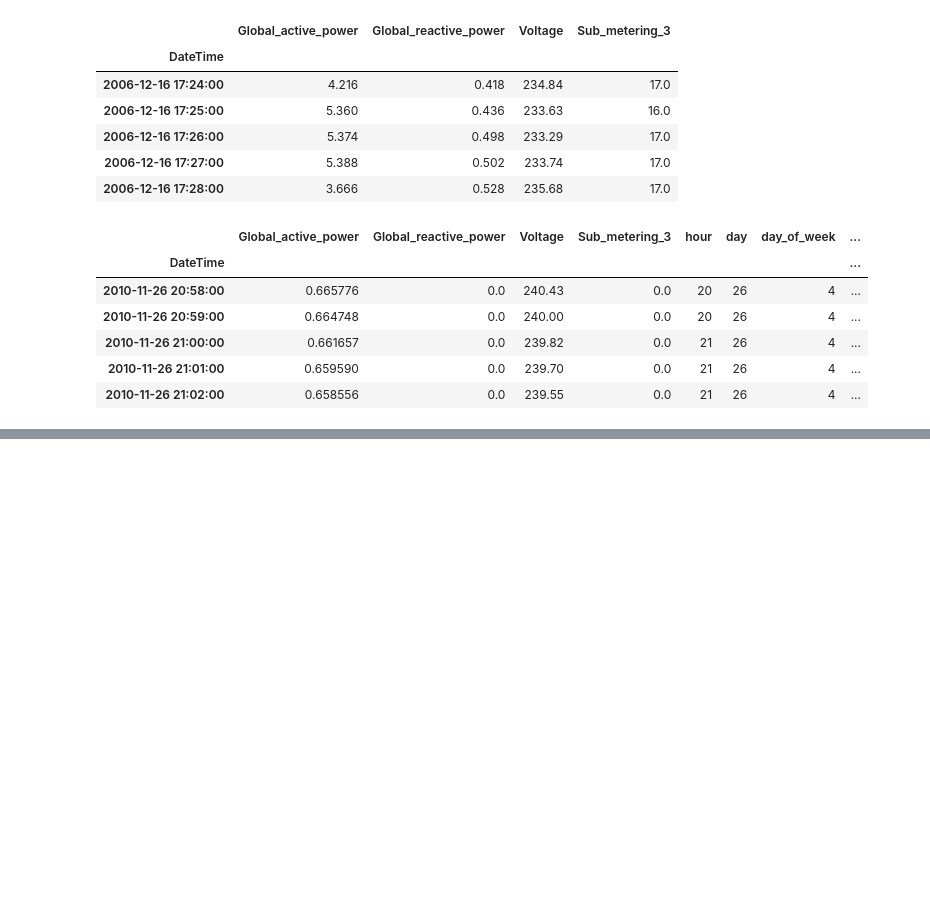
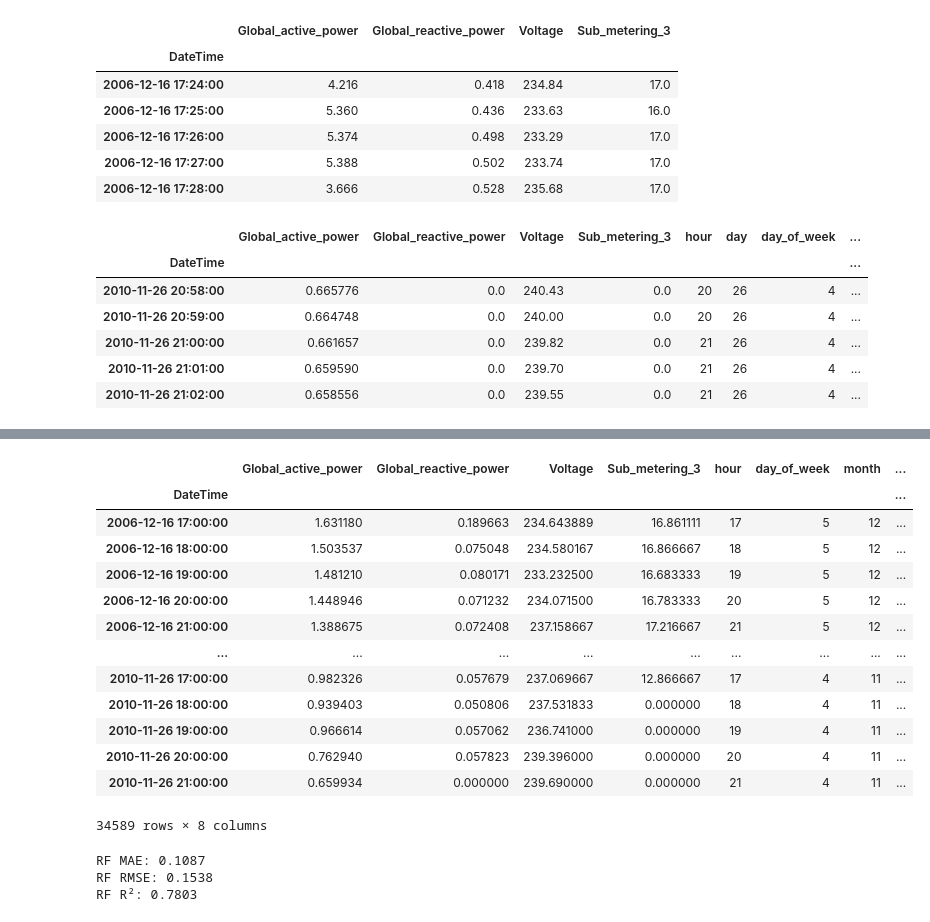
Before and after one commit to adarshsingh912786-a11y/Energy_project, a Jupyter notebook: Energy_consumption_at_houses.ipynb, the cells around one changed output, grey strips where cells are left out. Drawn from its saved outputs; the diff is of its cells as text; code cells hidden in the pictures; blank space fills up the shorter version.

```diff
--- a/Energy_consumption_at_houses.ipynb
+++ b/Energy_consumption_at_houses.ipynb
@@ -258,10 +241,0 @@ plt.show()
-# %%
-sub_meter_cols = ['Sub_metering_1', 'Sub_metering_2', 'Sub_metering_3']
-
-plt.figure(figsize=(15,5))
-for i, col in enumerate(sub_meter_cols):
-    plt.subplot(1,3,i+1)
-    sns.histplot(data[col], bins=50, kde=True)
-    plt.title(f'Distribution of {col}')
-plt.tight_layout()
-plt.show()
@@ -389,0 +377,2 @@ array([[ 0.        , -1.95446459,  1.25701354, ...,  2.23537196,
+# %%
+df = hourly_data.copy().dropna()
@@ -389,0 +396,22 @@ array([[ 0.        , -1.95446459,  1.25701354, ...,  2.23537196,
+# %%
+df['hour'] = df.index.hour
+df['day_of_week'] = df.index.dayofweek
+df['month'] = df.index.month
+df['is_weekend'] = (df['day_of_week'] >= 5).astype(int)
+# %%
+df
+# %% [output]
+|  | Global_active_power | Global_reactive_power | Voltage | Sub_metering_3 | hour | day_of_week | month | ... |
+| DateTime |  |  |  |  |  |  |  | ... |
+| 2006-12-16 17:00:00 | 1.631180 | 0.189663 | 234.643889 | 16.861111 | 17 | 5 | 12 | ... |
+| 2006-12-16 18:00:00 | 1.503537 | 0.075048 | 234.580167 | 16.866667 | 18 | 5 | 12 | ... |
+| 2006-12-16 19:00:00 | 1.481210 | 0.080171 | 233.232500 | 16.683333 | 19 | 5 | 12 | ... |
+| 2006-12-16 20:00:00 | 1.448946 | 0.071232 | 234.071500 | 16.783333 | 20 | 5 | 12 | ... |
+| 2006-12-16 21:00:00 | 1.388675 | 0.072408 | 237.158667 | 17.216667 | 21 | 5 | 12 | ... |
+| ... | ... | ... | ... | ... | ... | ... | ... | ... |
+| 2010-11-26 17:00:00 | 0.982326 | 0.057679 | 237.069667 | 12.866667 | 17 | 4 | 11 | ... |
+| 2010-11-26 18:00:00 | 0.939403 | 0.050806 | 237.531833 | 0.000000 | 18 | 4 | 11 | ... |
+| 2010-11-26 19:00:00 | 0.966614 | 0.057062 | 236.741000 | 0.000000 | 19 | 4 | 11 | ... |
+| 2010-11-26 20:00:00 | 0.762940 | 0.057823 | 239.396000 | 0.000000 | 20 | 4 | 11 | ... |
+| 2010-11-26 21:00:00 | 0.659934 | 0.000000 | 239.690000 | 0.000000 | 21 | 4 | 11 | ... |
+34589 rows × 8 columns
@@ -389,0 +430,28 @@ array([[ 0.        , -1.95446459,  1.25701354, ...,  2.23537196,
+# %%
+from sklearn.ensemble import RandomForestRegressor
+from sklearn.metrics import mean_absolute_error, mean_squared_error, r2_score
+import numpy as np
+
+rf = RandomForestRegressor(
+    n_estimators=120,
+    max_depth=18,
+    min_samples_leaf=20,
+    max_features='sqrt',
+    n_jobs=-1,
+    random_state=42
+)
+
+rf.fit(X_train, y_train)
+y_pred = rf.predict(X_test)
+
+mae = mean_absolute_error(y_test, y_pred)
+rmse = np.sqrt(mean_squared_error(y_test, y_pred))
+r2 = r2_score(y_test, y_pred)
+
+print(f"RF MAE: {mae:.4f}")
+print(f"RF RMSE: {rmse:.4f}")
+print(f"RF R²: {r2:.4f}")
+# %% [output]
+RF MAE: 0.1087
+RF RMSE: 0.1538
+RF R²: 0.7803
```
Also changed, not shown: parts of 17 cells of this notebook, 1 other file.
